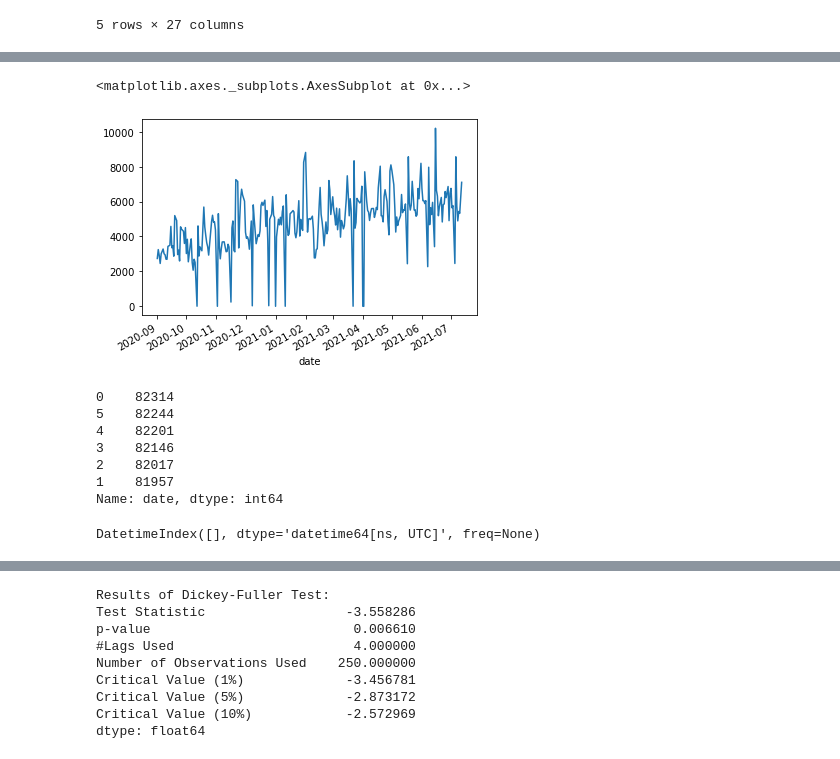
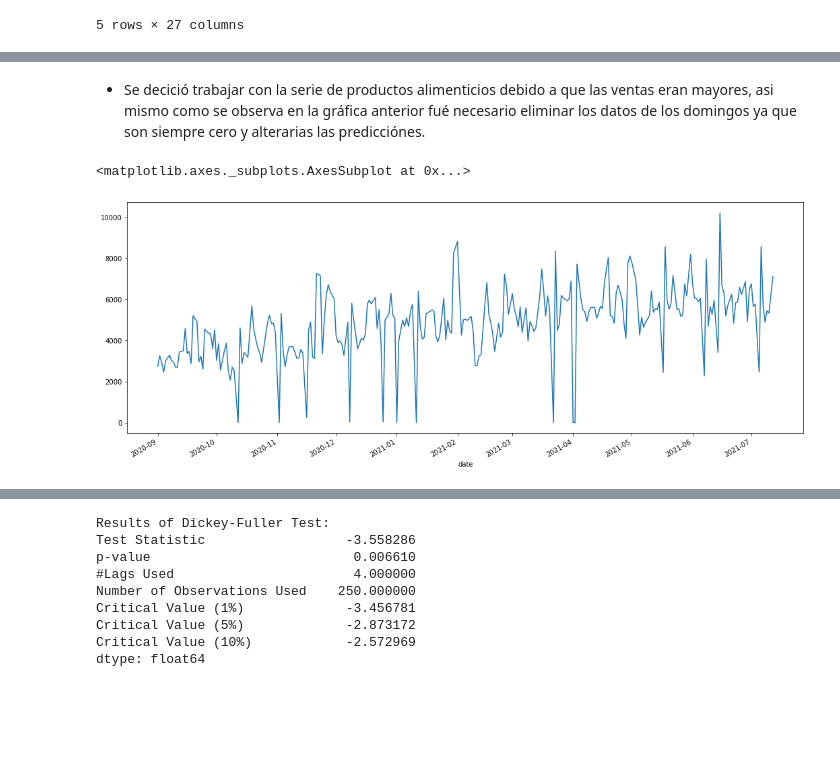
Before and after one commit to zerodarkzone/AdvancedMethodsDataAnalysisClassGrupo4202119, a Jupyter notebook: Exercises/Proyecto1-TimeSeries.ipynb, the cells around one changed output, grey strips where cells are left out. Cells and saved outputs as stored; diff of their text form; code cells hidden in the pictures; blank space fills up the shorter version.

```diff
--- a/Exercises/Proyecto1-TimeSeries.ipynb
+++ b/Exercises/Proyecto1-TimeSeries.ipynb
@@ -100,24 +77,9 @@ df_no_alimentos.groupby('date')['demand'].sum().plot()
+# %% [markdown]
+- Se decició trabajar con la serie de productos alimenticios debido a que las ventas eran mayores, asi mismo como se observa en la gráfica anterior fué necesario eliminar los datos de los domingos ya que son siempre cero y alterarias las predicciónes.
 # %%
 df_alimentos.date = pd.to_datetime(df_alimentos.date)
-df_alimentos = df_alimentos.dropna()
+df_alimentos_sin_fds = df_alimentos[ ~df_alimentos.date.dt.weekday.isin([6]) ]
+df_alimentos_sin_fds.groupby('date')['demand'].sum().plot(figsize=(18,7))
+# %% [output]
+<matplotlib.axes._subplots.AxesSubplot at 0x...>
+[figure, added]
-# %%
-df_alimentos_sin_fds = df_alimentos[ ~df_alimentos.date.dt.weekday.isin([6]) ]
-df_alimentos_sin_fds.groupby('date')['demand'].sum().plot()
-# %% [output]
-<matplotlib.axes._subplots.AxesSubplot at 0x...>
-[figure, removed]
-# %%
-df_alimentos_sin_fds.date.dt.weekday.value_counts()
-# %% [output]
-0    82314
-5    82244
-4    82201
-3    82146
-2    82017
-1    81957
-Name: date, dtype: int64
-# %%
-pd.date_range(start = df_alimentos.date.min(),
-              end = df_alimentos.date.max() ).difference(df_alimentos.date)
-# %% [output]
-DatetimeIndex([], dtype='datetime64[ns, UTC]', freq=None)
```
Also changed, not shown: parts of 49 cells of this notebook.
